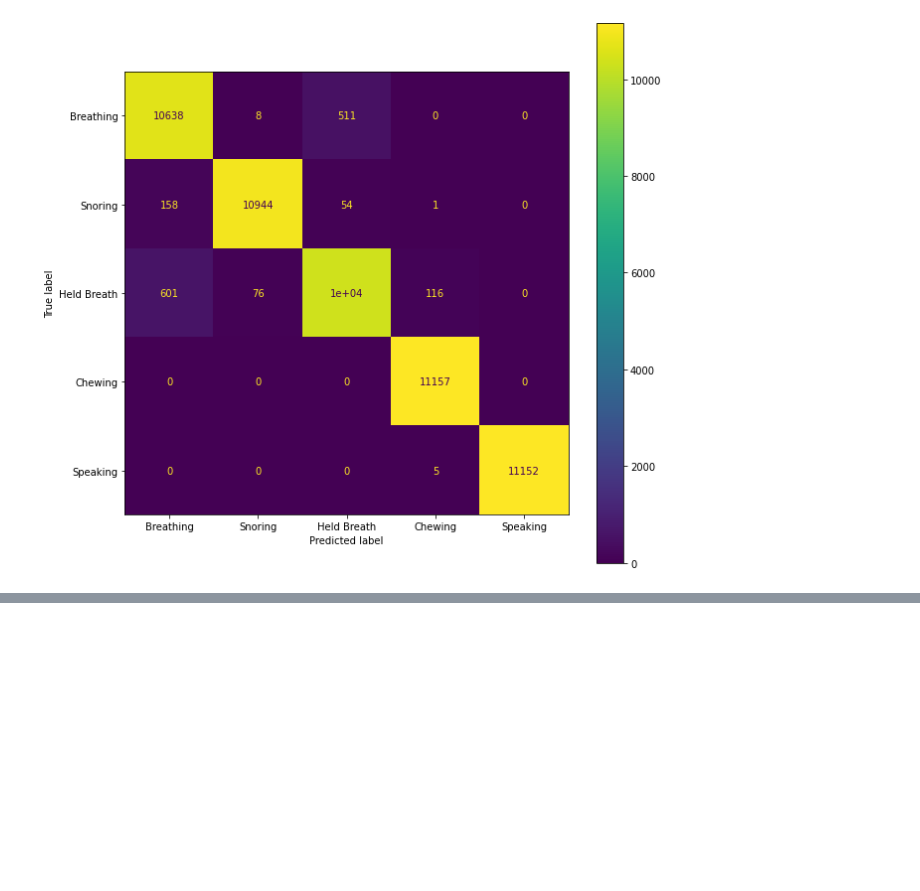
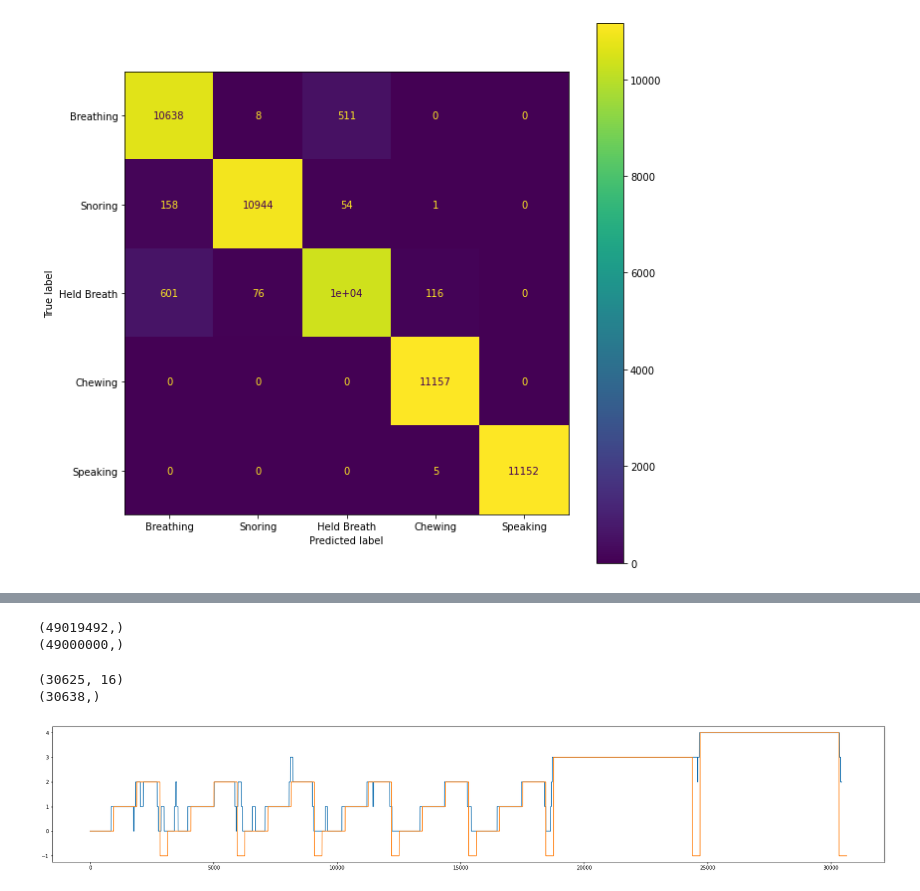
Before and after one commit to Aksel3007/BCM_activity_classification, a Jupyter notebook: test_model.ipynb, the cells around one changed output, grey strips where cells are left out. Saved outputs shown, nothing was run; the diff lists cells and outputs as text; code cells hidden in the pictures; blank space fills up the shorter version.

Commit message:
test of varying stride

```diff
--- a/test_model.ipynb
+++ b/test_model.ipynb
@@ -67,0 +128,44 @@ disp.plot(ax = ax)
+# %%
+print(labels_np.shape)
+print(data_ear_1.shape)
+# %% [output]
+(49019492,)
+(49000000,)
+# %%
+# Create mfccs and labels
+fs = 50000
+data_mfcc = mfcc(data_ear_1, samplerate = fs, nfft = 1600, winlen=0.032, winstep=0.032, numcep=16)
+labels_mfcc = labels_np[::1600]
+
+print(data_mfcc.shape)
+print(labels_mfcc.shape)
+# %% [output]
+(30625, 16)
+(30638,)
+# %%
+# Use the model to predict the labels
+preds_list = []
+for i in range(0, len(data_mfcc)):
+    # Remeber to insert empty/None dimension to test a single datapoint!!!!!!!!!
+    if i + 93 > len(data_mfcc):
+        break
+
+    test = data_mfcc[i:i+93]
+    test = torch.from_numpy(test[None,:,:]).float()
+    preds_list.append(model_loaded(test).argmax())
+# %%
+seg_len = 50000
+seg_pos = 0
+
+w = 100
+smoothed_preds = np.convolve(np.array(preds_list), np.ones(w), 'valid') / w
+
+
+# Plot preds_list
+fig = plt.figure(figsize=(30, 5))
+#plt.plot(preds_list[seg_pos:seg_pos+seg_len])
+plt.plot(np.round(smoothed_preds[seg_pos:seg_pos+seg_len]))
+plt.plot(labels_mfcc[seg_pos:seg_pos+seg_len])
+plt.show()
+# %% [output]
+[figure, added]
```
Also changed, not shown: parts of 7 cells of this notebook, 3 other files.
